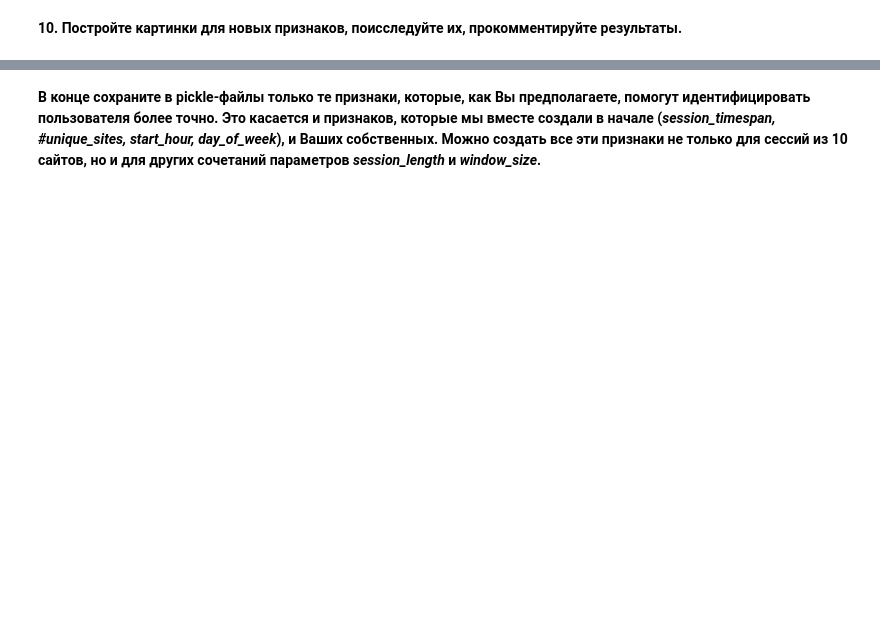
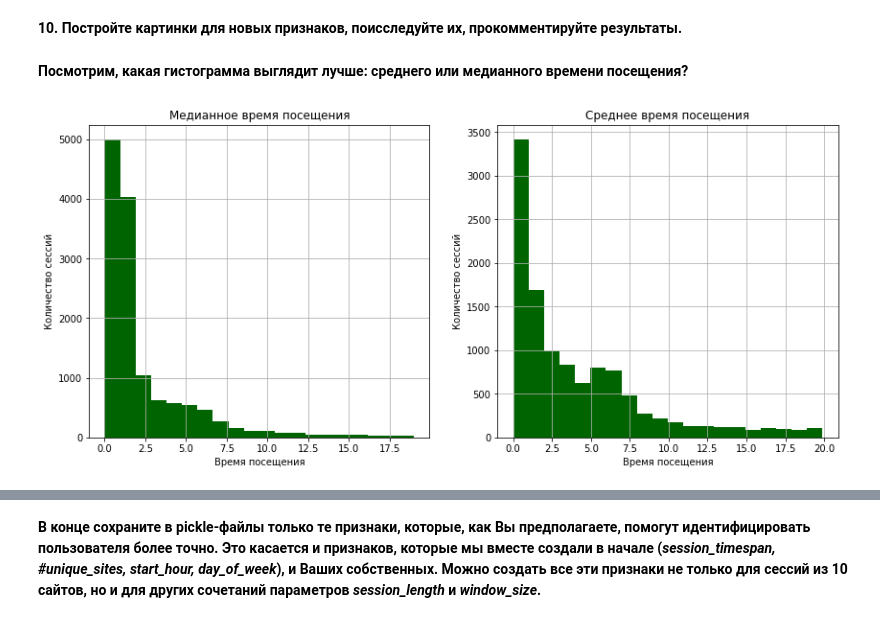
Before and after one commit to n-surkov/coursera_ml, a Jupyter notebook: solution/week3_visual_analysis_and_fe.ipynb, the cells around one changed output, grey strips where cells are left out. Cells and saved outputs as stored; diff of their text form; code cells hidden in the pictures; blank space fills up the shorter version.

```diff
--- a/solution/week3_visual_analysis_and_fe.ipynb
+++ b/solution/week3_visual_analysis_and_fe.ipynb
@@ -395,0 +392,5 @@ new_features_150users = feature_engineering ''' ВАШ КОД ЗДЕСЬ '''
+# %%
+%%time
+new_features_10users = prepare_train_set_with_fe_ext(os.path.join(PATH_TO_DATA, '10users'),
+                                                     site_freq_path=os.path.join(PATH_TO_DATA, 'site_freq_10users.pkl'),
+                                                     session_length=10)
@@ -395,0 +399,2 @@ new_features_150users = feature_engineering ''' ВАШ КОД ЗДЕСЬ '''
+# %%
+new_features_10users['target'] = new_features_10users['target'].map(id_name_dict)
@@ -399,0 +411,15 @@ new_features_150users = feature_engineering ''' ВАШ КОД ЗДЕСЬ '''
+# %% [markdown]
+**Посмотрим, какая гистограмма выглядит лучше: среднего или медианного времени посещения?**
+# %%
+fig, axes = plt.subplots(nrows=1, ncols=2, figsize=(14, 6))
+new_features_10users['timespan_median'][new_features_10users['timespan_median'] < 20].hist(ax=axes[0], color='darkgreen', bins=20)
+axes[0].set(xlabel='Время посещения',
+            ylabel='Количество сессий',
+            title='Медианное время посещения')
+new_features_10users['timespan_mean'][new_features_10users['timespan_mean'] < 20].hist(ax=axes[1], color='darkgreen', bins=20)
+axes[1].set(xlabel='Время посещения',
+            ylabel='Количество сессий',
+            title='Среднее время посещения')
+pass
+# %% [output]
+[figure, added]
```
Also changed, not shown: parts of 34 cells of this notebook.
